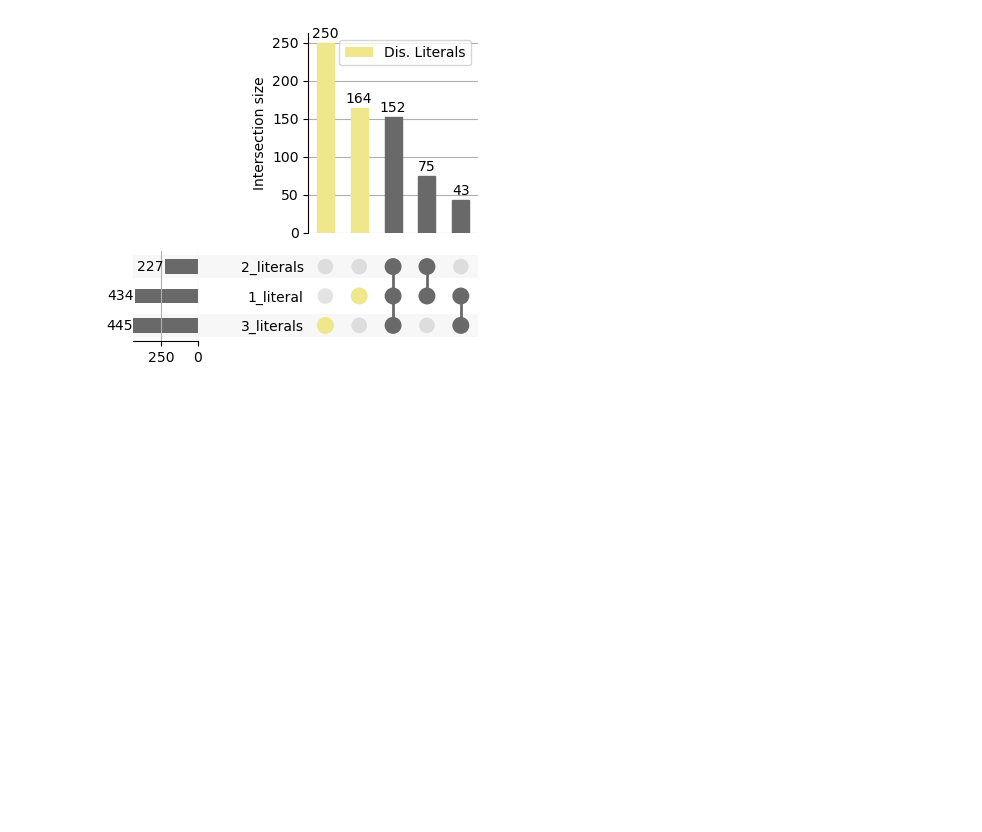
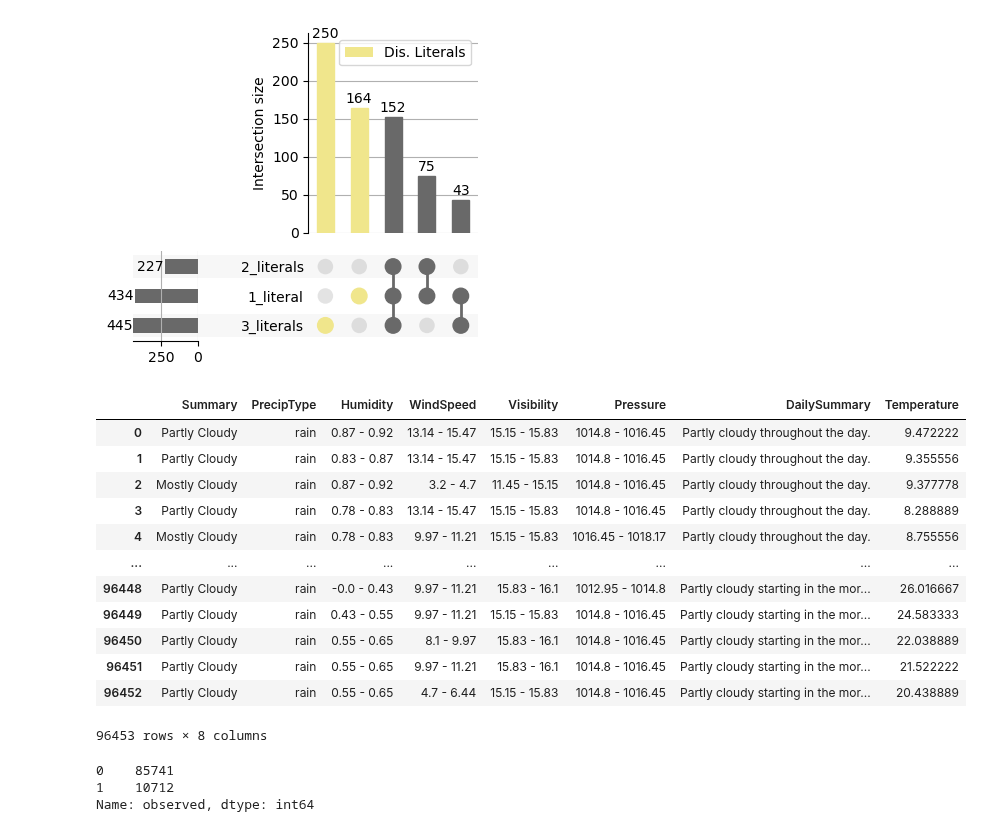
Before and after one commit to kayvinsoo7/HAALSI_work, a Jupyter notebook: mdscan-master/Poisson_scoring.ipynb, the cells around one changed output. Drawn from its saved outputs; the diff is of its cells as text; code cells hidden in the pictures; blank space fills up the shorter version.

```diff
--- a/mdscan-master/Poisson_scoring.ipynb
+++ b/mdscan-master/Poisson_scoring.ipynb
@@ -1144,3 +1165,27 @@ for i, penalty in enumerate(penalty_values):
         print(f"Penalty = {penalty}: Subset = {subset_results1[i]}, \nLiteralsNumber = {count_results[i]}, \nSize = {size_results[i]}, \
             IDR = {IDR_results[i]}, Score = {score_results[i]}, Z_score = {z_scores[i]}, Disease_counts = {disease_counts[i]}, \
             Size_percent = {size_percent[i]},P_value = {p_values[i]}")
+# %%
+from mdss.ScoringFunctions.BerkJones import BerkJones
+temperature = pd.read_csv('https://raw.githubusercontent.com/Adebayo-Oshingbesan/data/main/weatherHistory.csv')
+# %%
+
+for col in ['Humidity','WindSpeed','Visibility','Pressure']:
+        temperature[col] = pd.qcut(temperature[col], 10, duplicates='drop')
+        temperature[col] = temperature[col].apply(lambda x: str(round(x.left, 2)) + ' - ' + str(round(x.right,2)))
+# %%
+temperature
+# %% [output]
+|  | Summary | PrecipType | Humidity | WindSpeed | Visibility | Pressure | DailySummary | Temperature |
+| 0 | Partly Cloudy | rain | 0.87 - 0.92 | 13.14 - 15.47 | 15.15 - 15.83 | 1014.8 - 1016.45 | Partly cloudy throughout the day. | 9.472222 |
+| 1 | Partly Cloudy | rain | 0.83 - 0.87 | 13.14 - 15.47 | 15.15 - 15.83 | 1014.8 - 1016.45 | Partly cloudy throughout the day. | 9.355556 |
+| 2 | Mostly Cloudy | rain | 0.87 - 0.92 | 3.2 - 4.7 | 11.45 - 15.15 | 1014.8 - 1016.45 | Partly cloudy throughout the day. | 9.377778 |
+| 3 | Partly Cloudy | rain | 0.78 - 0.83 | 13.14 - 15.47 | 15.15 - 15.83 | 1014.8 - 1016.45 | Partly cloudy throughout the day. | 8.288889 |
+| 4 | Mostly Cloudy | rain | 0.78 - 0.83 | 9.97 - 11.21 | 15.15 - 15.83 | 1016.45 - 1018.17 | Partly cloudy throughout the day. | 8.755556 |
+| ... | ... | ... | ... | ... | ... | ... | ... | ... |
+| 96448 | Partly Cloudy | rain | -0.0 - 0.43 | 9.97 - 11.21 | 15.83 - 16.1 | 1012.95 - 1014.8 | Partly cloudy starting in the mor... | 26.016667 |
+| 96449 | Partly Cloudy | rain | 0.43 - 0.55 | 9.97 - 11.21 | 15.15 - 15.83 | 1014.8 - 1016.45 | Partly cloudy starting in the mor... | 24.583333 |
+| 96450 | Partly Cloudy | rain | 0.55 - 0.65 | 8.1 - 9.97 | 15.83 - 16.1 | 1014.8 - 1016.45 | Partly cloudy starting in the mor... | 22.038889 |
+| 96451 | Partly Cloudy | rain | 0.55 - 0.65 | 9.97 - 11.21 | 15.83 - 16.1 | 1014.8 - 1016.45 | Partly cloudy starting in the mor... | 21.522222 |
+| 96452 | Partly Cloudy | rain | 0.55 - 0.65 | 4.7 - 6.44 | 15.15 - 15.83 | 1014.8 - 1016.45 | Partly cloudy starting in the mor... | 20.438889 |
+96453 rows × 8 columns
@@ -1146,0 +1199,6 @@ for i, penalty in enumerate(penalty_values):
+# %%
+temperature['observed'].value_counts()
+# %% [output]
+0    85741
+1    10712
+Name: observed, dtype: int64
```
Also changed, not shown: parts of 5 cells of this notebook, 2 other files.
